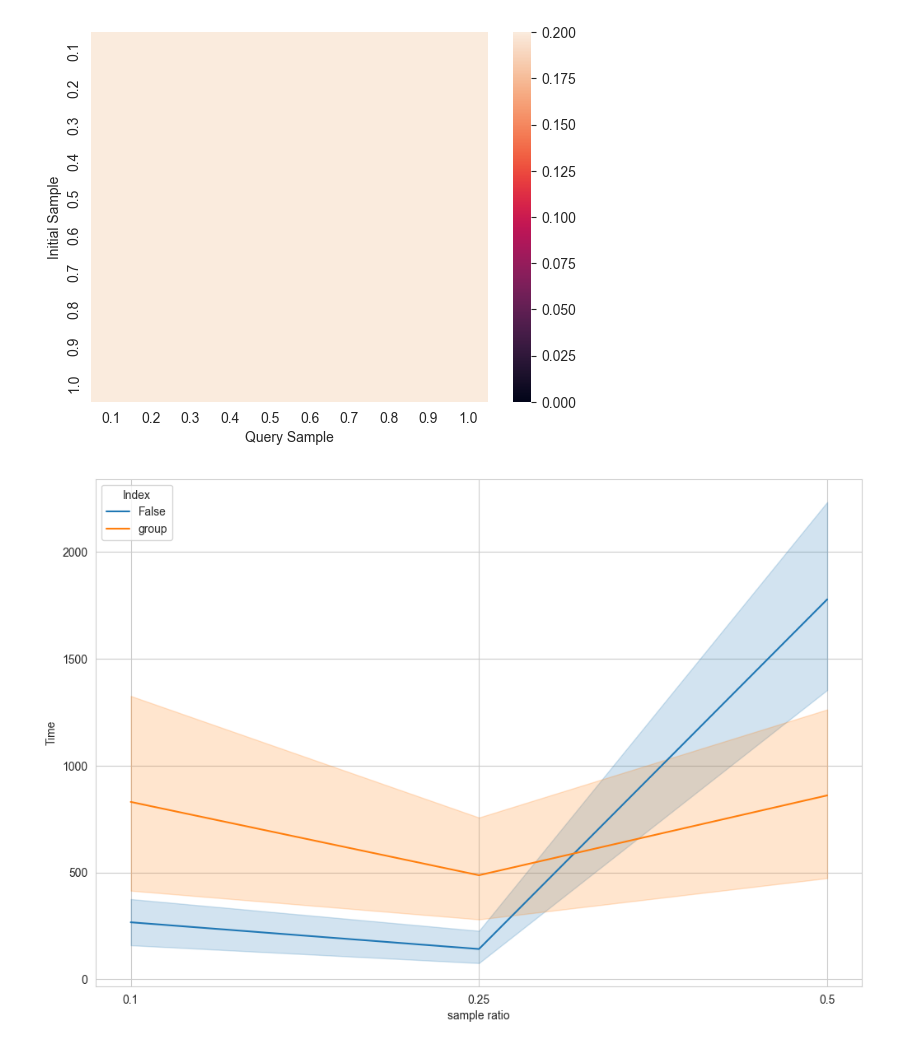
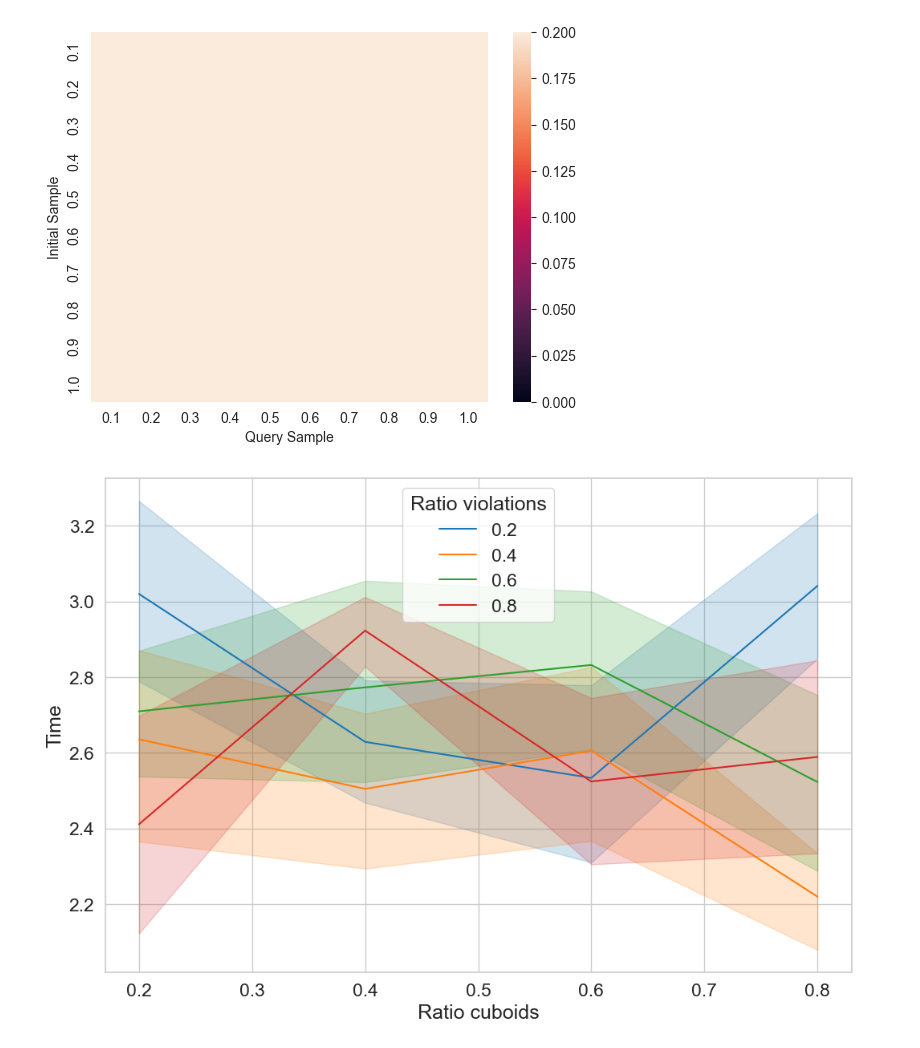
Before and after one commit to patrickmarcel/rankInsightGeneration, a Jupyter notebook: visu-results.ipynb, the cells around one changed output. Drawn from its saved outputs; the diff is of its cells as text; code cells hidden in the pictures.

```diff
--- a/visu-results.ipynb
+++ b/visu-results.ipynb
@@ -5,16 +5,26 @@ import pandas as pd
 import seaborn as sns
 #from matplotlib import pyplot as plt
 # %%
-data = pd.read_csv("results/error_13-12-24:20:49:43_F100K.csv", index_col=0)
+#data = pd.read_csv("figures/dolap25/csv/error_13-12-24:20:49:43_F100K.csv", index_col=0)
 #data = data.loc[data['Pair'] == '(\'UA\', \'HA\')' ]
-data = pd.read_csv("results/f1-r@k_13-12-24:20:49:43_F100K.csv", index_col=0)
-data = pd.read_csv("results/times-18-12-24:12:01:24_SSB.csv", index_col=0)
-#data = pd.read_csv("results/Welch-Permutations.csv", sep=';', index_col=0)
+#data = pd.read_csv("figures/dolap25/csv/f1-r@k_13-12-24:20:49:43_F100K.csv", index_col=0)
+## timings
+#data = pd.read_csv("figures/dolap25/csv/times-14-12-24:10:43:10_F100K-tests.csv", index_col=0) # for type of tests
+#data = pd.read_csv("figures/dolap25/csv/times-14-12-24:09:38:05_F100K.csv", index_col=0)
+#data = pd.read_csv("figures/dolap25/csv/times-10-12-24:16:24:21_F600K-curated.csv", index_col=0, sep=';')
+#data = pd.read_csv("figures/dolap25/csv/times-10-12-24:14:24:38_SSB.csv", index_col=0)
+## by cuboid
+#data = pd.read_csv("figures/dolap25/csv/times-17-12-24:11:57:01_F100K.csv", index_col=0)
+#data = pd.read_csv("figures/dolap25/csv/times-17-12-24:12:34:40_F600K.csv", index_col=0)
+data = pd.read_csv("figures/dolap25/csv/times-18-12-24:12:01:24_SSB.csv", index_col=0)
+# new tests
+data = pd.read_csv("results/times-06-02-25:09:44:49_F100K.csv", index_col=0)
+##data = pd.read_csv("results/Welch-Permutations.csv", sep=';', index_col=0)
 #data['Initial Sample'] = data['Initial Sample'].astype(str)
-data['index'] = data['count'].astype(str)
+#data['index'] = data['count'].astype(str)
 #data['Ratio cuboid'] = data['Ratio cuboid'].astype(str)
-data['Test'] = data['Test'].astype(str)
-data['sample ratio'] = data['sample ratio'].astype(str)
+#data['Test'] = data['Test'].astype(str)
+#data['sample ratio'] = data['sample ratio'].astype(str)
 # %%
 data.head()
 # %% [output]
@@ -49,31 +59,36 @@ sns.heatmap(pivot, vmin=0, vmax=0.2)
 # %%
 from matplotlib import pyplot as plt
 
 a4_dims = (12, 8)
 fig, ax = plt.subplots(figsize=a4_dims)
+#ax.tick_params(axis='both', which='major', labelsize=16)
+sns.set_theme(style="whitegrid", font_scale=1.5)
 #ax.set_yscale('log')
 #x='Runs'
 #x="count"
-x='sample ratio'
+#x='sample ratio'
+hue='Ratio violations'
 y="Time"
-hue="Index"
-#hue="Ratio cuboid"
+#hue="Index"
+x="Ratio cuboids"
+#hue="Ratio cuboids"
 #hue='sample ratio'
 #hue='Test'
 #x= "Query Sample"
 #y = "Error on lattice"
 #y = "Error on materialized"
 #y="Prediction"
 #y = "F1 on Queries"
 #y = "F1 on Lattice"
 #y= "Number of Welch"
 #y= "Number of Comparisons"
 #y= "Recall@k on Queries"
 #y= "Recall@k on Lattice"
 #hue="Initial Sample"
-plot=sns.lineplot(ax=ax,data=data,x=x,y=y,hue=hue,)
-#plot=sns.boxplot(ax=ax,data=data, x=x, y=y, hue=hue,)
+plot=sns.lineplot(ax=ax,data=data,x=x,y=y,hue=hue,palette='tab10',legend='full')
+#plot=sns.boxplot(ax=ax,data=data, x=x, y=y, hue=hue,palette='tab10',legend='full')
+#plt.legend(loc='lower right', title='Initial Sample')
 # %% [output]
-[figure, old version]
+[figure, new version]
 # %%
 save=plot.get_figure()
```
Also changed, not shown: parts of 2 cells of this notebook, 2 other files.
